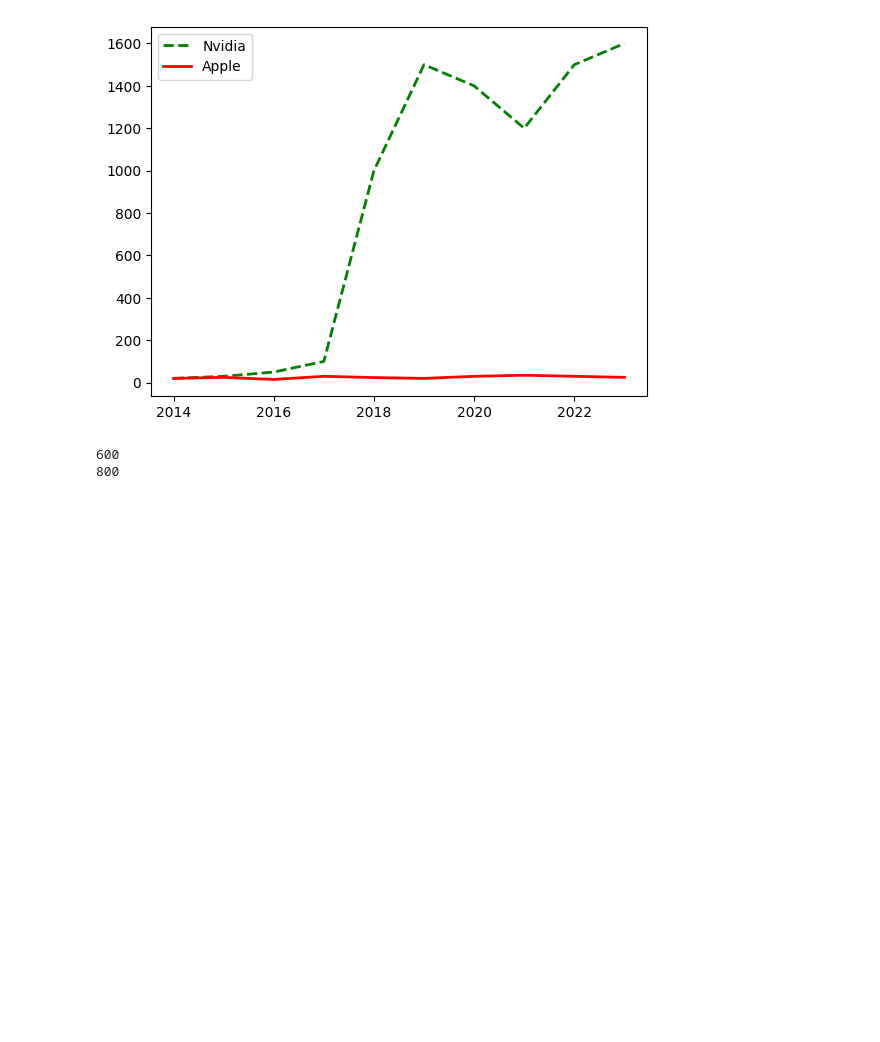
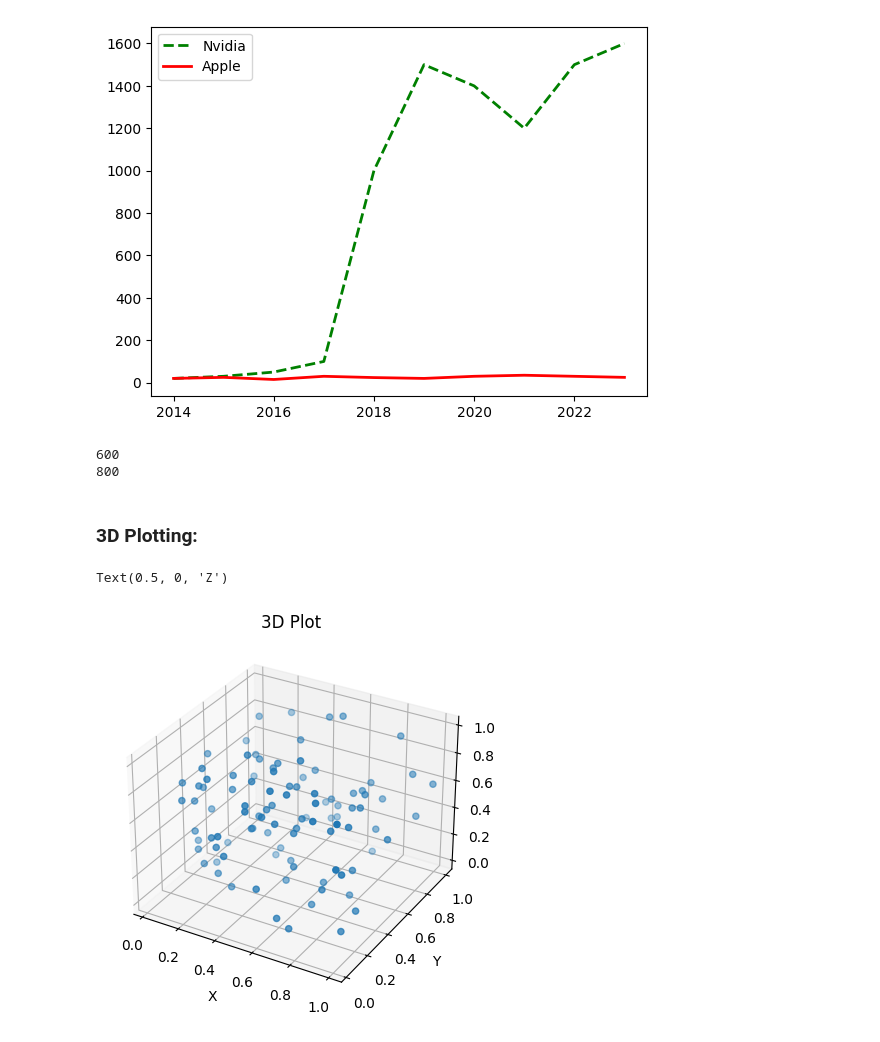
Before and after one commit to pauldebayan/ml_notebooks, a Jupyter notebook: Matplotlib.ipynb, the cells around one changed output. Cells and saved outputs as stored; diff of their text form; code cells hidden in the pictures; blank space fills up the shorter version.

```diff
--- a/Matplotlib.ipynb
+++ b/Matplotlib.ipynb
@@ -228,3 +228,21 @@ print(TEST_SPLIT)
 # %% [output]
 600
 800
+# %% [markdown]
+### 3D Plotting:
+# %%
+ax = plt.axes(projection="3d")
+
+x = np.random.random(100)
+y = np.random.random(100)
+z = np.random.random(100)
+
+ax.scatter(x, y, z)
+
+ax.set_title("3D Plot")
+ax.set_xlabel("X")
+ax.set_ylabel("Y")
+ax.set_zlabel("Z")
+# %% [output]
+Text(0.5, 0, 'Z')
+[figure, added]
```
